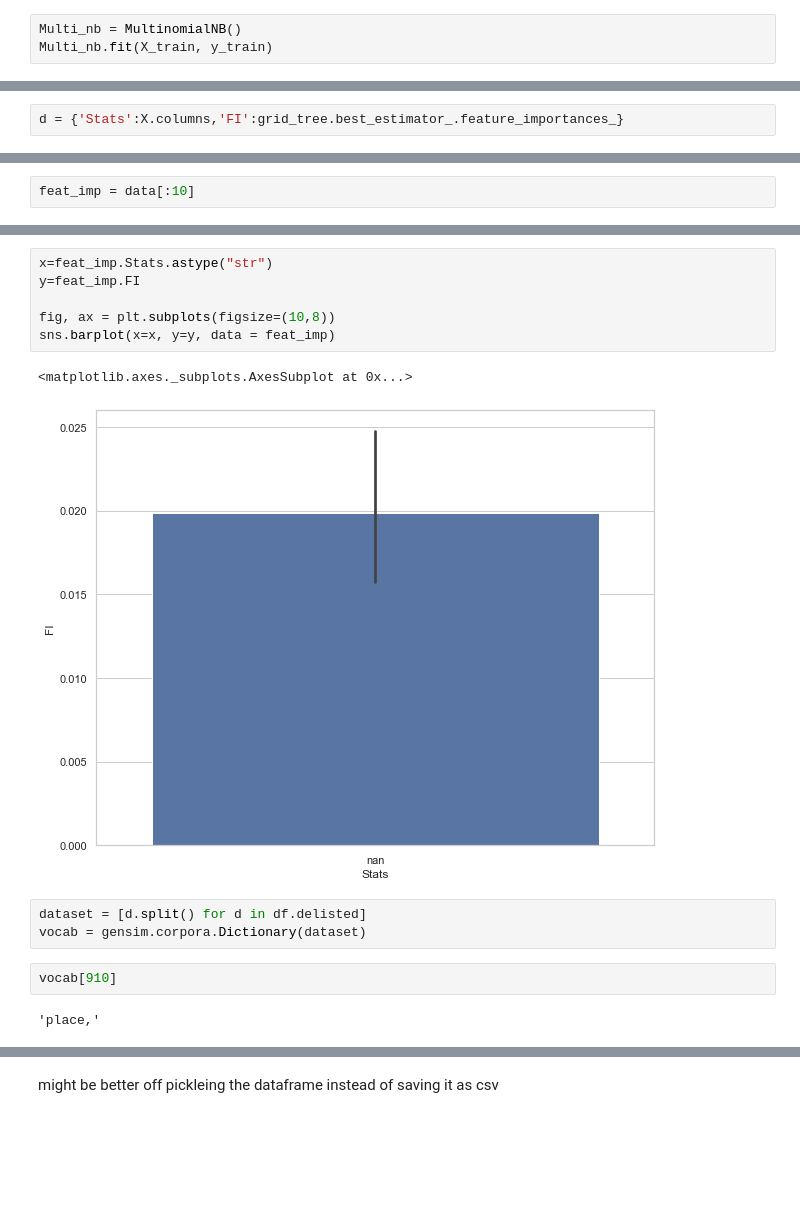
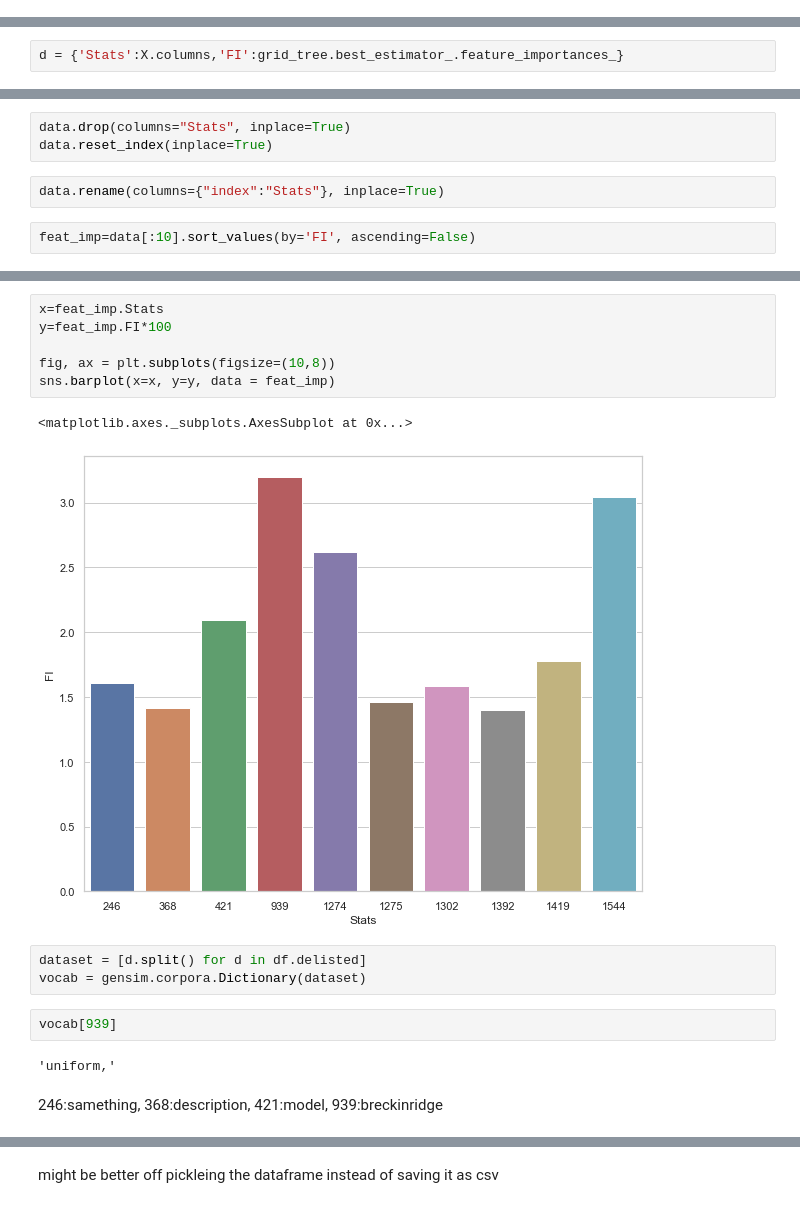
Before and after one commit to dorjeys3/Walmart_proj, a Jupyter notebook: Preprocessing.ipynb, the cells around one changed output, grey strips where cells are left out. Cells and saved outputs as stored; diff of their text form; blank space fills up the shorter version.

```diff
--- a/Preprocessing.ipynb
+++ b/Preprocessing.ipynb
@@ -545,3 +531,0 @@ coef_df.plot(kind="bar")
-# %%
-Multi_nb = MultinomialNB()
-Multi_nb.fit(X_train, y_train)
@@ -699,5 +826,10 @@ data[:20].plot(kind="bar")
+# %%
+data.drop(columns="Stats", inplace=True)
+data.reset_index(inplace=True)
+# %%
+data.rename(columns={"index":"Stats"}, inplace=True)
 # %%
-feat_imp = data[:10]
+feat_imp=data[:10].sort_values(by='FI', ascending=False)
 # %%
 feat_imp
 # %% [output]
@@ -715,19 +847,21 @@ feat_imp
 # %%
-x=feat_imp.Stats.astype("str")
-y=feat_imp.FI
+x=feat_imp.Stats
+y=feat_imp.FI*100
 
 fig, ax = plt.subplots(figsize=(10,8))
 sns.barplot(x=x, y=y, data = feat_imp)
 # %% [output]
 <matplotlib.axes._subplots.AxesSubplot at 0x...>
-[figure, old version]
+[figure, new version]
 # %%
 dataset = [d.split() for d in df.delisted]
 vocab = gensim.corpora.Dictionary(dataset)
 # %%
-vocab[910]
+vocab[939]
 # %% [output]
-'place,'
+'uniform,'
+# %% [markdown]
+246:samething, 368:description, 421:model, 939:breckinridge
 # %%
 fig, ax = plt.subplots(figsize=(10,8))
 plt.bar(x=x, height=y, data = feat_imp)
```
Also changed, not shown: parts of 43 cells of this notebook.
